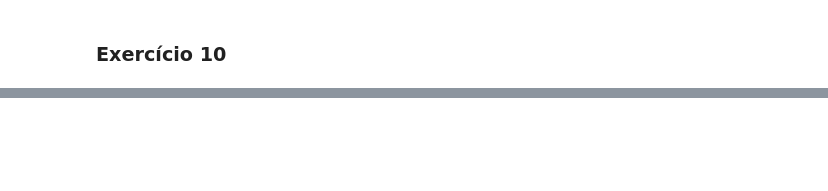
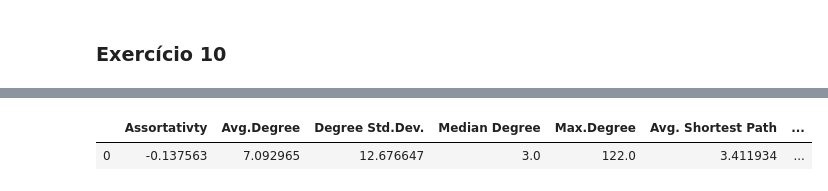
Before and after one commit to guimilan/redes_complexas, a Jupyter notebook: Lista2.ipynb, the cells around one changed output, grey strips where cells are left out. Cells and saved outputs as stored; diff of their text form; code cells hidden in the pictures; blank space fills up the shorter version.

```diff
--- a/Lista2.ipynb
+++ b/Lista2.ipynb
@@ -946,0 +1036,12 @@ df9
+# %%
+asoiaf = load_asoiaf()
+asoiaf_df = pd.DataFrame(columns=['Assortativty','Avg.Degree','Degree Std.Dev.','Median Degree','Max.Degree',
+                                  'Avg. Shortest Path','Transitivity'])
+
+degs = np.array(asoiaf.degree())
+asoiaf_df.loc[0] = [asoiaf.assortativity_degree(), degs.mean(), degs.std(), np.median(degs),asoiaf.maxdegree(),
+                       np.mean(asoiaf.shortest_paths(mode='ALL')), asoiaf.transitivity_avglocal_undirected()]
+asoiaf_df
+# %% [output]
+|  | Assortativty | Avg.Degree | Degree Std.Dev. | Median Degree | Max.Degree | Avg. Shortest Path | ... |
+| 0 | -0.137563 | 7.092965 | 12.676647 | 3.0 | 122.0 | 3.411934 | ... |
```
Also changed, not shown: parts of 47 cells of this notebook.
